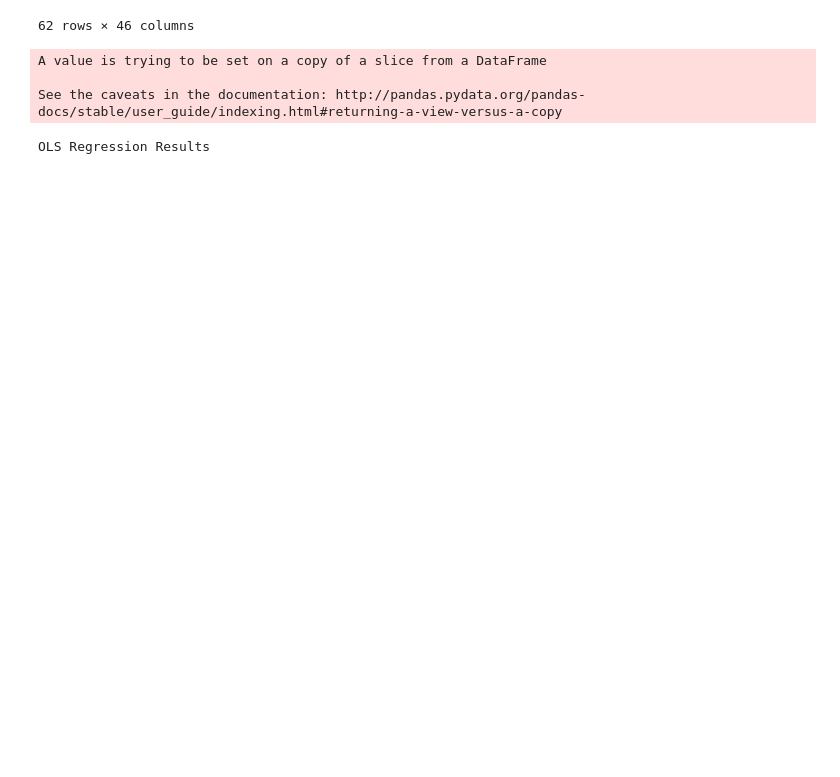
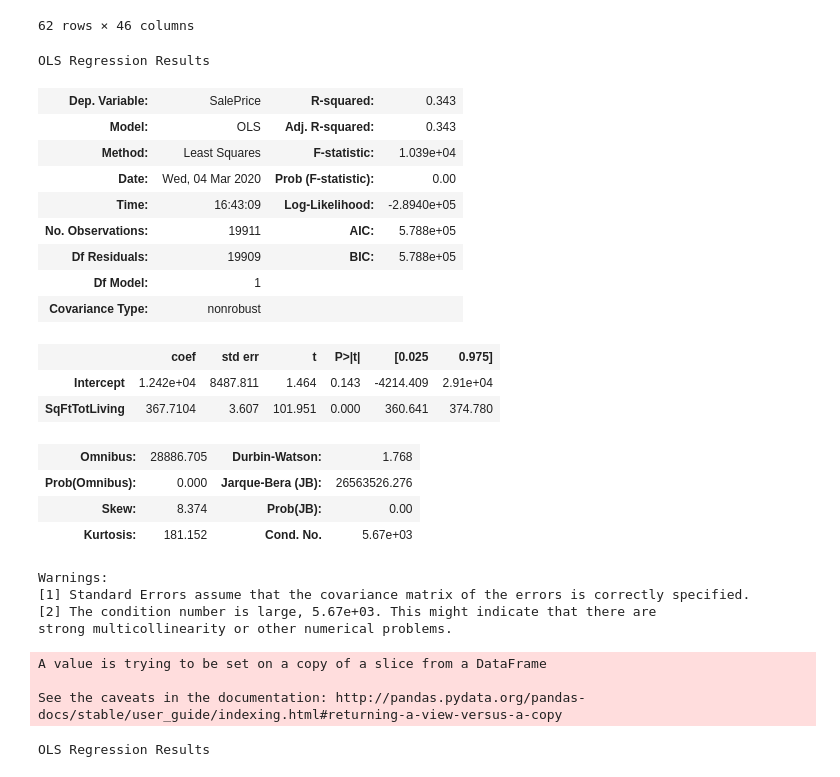
Before and after one commit to hmdev649/mod2-project, a Jupyter notebook: Exploratory Notebooks/Tim.ipynb, the cells around one changed output. Drawn from its saved outputs; the diff is of its cells as text; code cells hidden in the pictures; blank space fills up the shorter version.

```diff
--- a/Exploratory Notebooks/Tim.ipynb
+++ b/Exploratory Notebooks/Tim.ipynb
@@ -263,6 +271,30 @@ ps.sqldf(q3)
 | 60 | 785700-4165 | 723500 | 11 | 1.0 | 2539 S EDDY ST 98108 | 2539 | EDDY | ST | ... |
 | 61 | 388580-4320 | 2625000 | 11 | 1.0 | 1207 1ST ST 98033 | 1207 | 1ST | ST | ... |
 62 rows × 46 columns
+# %%
+ols(formula="SalePrice ~ SqFtTotLiving", data=dfAll).fit().summary()
+# %% [output]
+OLS Regression Results
+| Dep. Variable: | SalePrice | R-squared: | 0.343 |
+| Model: | OLS | Adj. R-squared: | 0.343 |
+| Method: | Least Squares | F-statistic: | 1.039e+04 |
+| Date: | Wed, 04 Mar 2020 | Prob (F-statistic): | 0.00 |
+| Time: | 16:43:09 | Log-Likelihood: | -2.8940e+05 |
+| No. Observations: | 19911 | AIC: | 5.788e+05 |
+| Df Residuals: | 19909 | BIC: | 5.788e+05 |
+| Df Model: | 1 |  |  |
+| Covariance Type: | nonrobust |  |  |
+|  | coef | std err | t | P>|t| | [0.025 | 0.975] |
+| Intercept | 1.242e+04 | 8487.811 | 1.464 | 0.143 | -4214.409 | 2.91e+04 |
+| SqFtTotLiving | 367.7104 | 3.607 | 101.951 | 0.000 | 360.641 | 374.780 |
+| Omnibus: | 28886.705 | Durbin-Watson: | 1.768 |
+| Prob(Omnibus): | 0.000 | Jarque-Bera (JB): | 26563526.276 |
+| Skew: | 8.374 | Prob(JB): | 0.00 |
+| Kurtosis: | 181.152 | Cond. No. | 5.67e+03 |
+Warnings:
+[1] Standard Errors assume that the covariance matrix of the errors is correctly specified.
+[2] The condition number is large, 5.67e+03. This might indicate that there are
+strong multicollinearity or other numerical problems.
 # %%
 fsm_df = dfAll[['SalePrice','SqFtTotLiving']]
 fsm_df.dropna(inplace=True)
```
Also changed, not shown: parts of 5 cells of this notebook, 3 other files.
